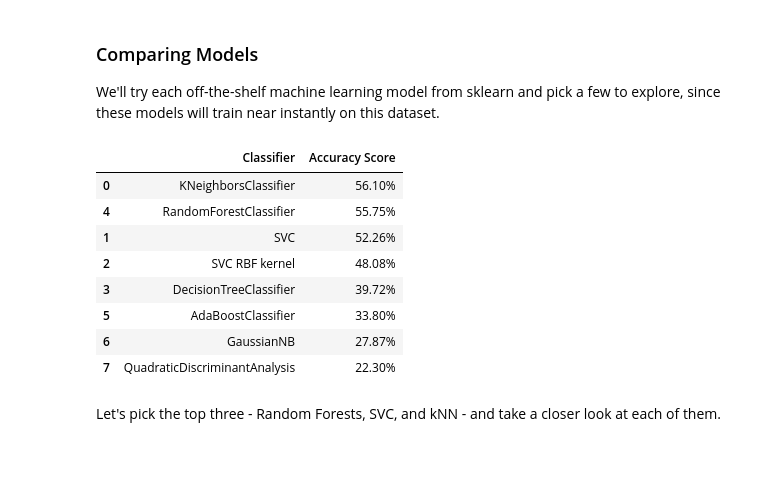
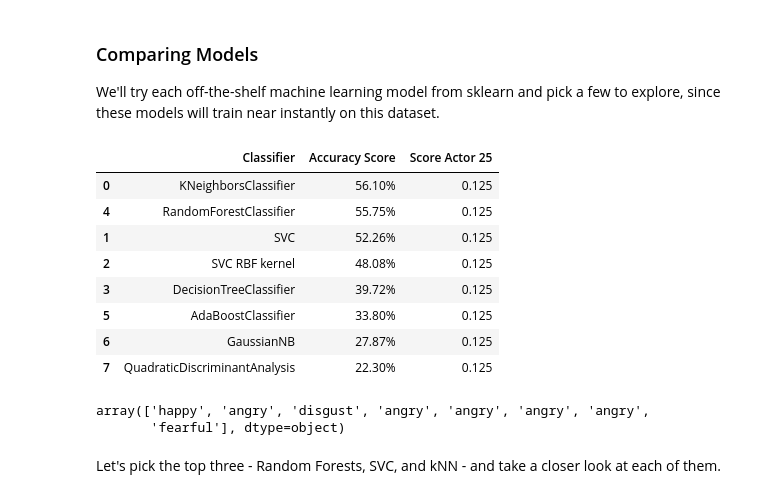
Before and after one commit to Vixlump/Week3-ClassicML, a Jupyter notebook: Week_3_MachineLearning.ipynb, the cells around one changed output. Saved outputs shown, nothing was run; the diff lists cells and outputs as text; code cells hidden in the pictures; blank space fills up the shorter version.

```diff
--- a/Week_3_MachineLearning.ipynb
+++ b/Week_3_MachineLearning.ipynb
@@ -450,47 +492,93 @@ X_train_minmax, X_test_minmax, _, _ = train_test_split(
     test_size=0.2,
     random_state=42
 )
+# %%
+############# Unscaled test/train set #############
+X_train_25, X_test_25, y_train_25, y_test_25 =train_test_split(
+    features_25,
+    emotions_25,
+    test_size=0.2,
+    random_state=42
+)
+
+############ Standard Scaled test/train set ###########
+# The labels/classes (y_train, y_test) never change, keep old values
+X_train_scaled_25, X_test_scaled_25, _, _ = train_test_split(
+    features_25_scaled,
+    emotions_25,
+    test_size=0.2,
+    random_state=42
+)
+
+############# MinMax Scaled test/train set ###############
+# The labels/classes (y_train, y_test) never change, keep old values
+X_train_minmax_25, X_test_minmax_25, _, _ = train_test_split(
+    features_25_scaled,
+    emotions_25,
+    test_size=0.2,
+    random_state=42
+)
+X_test_scaled_25 = features_25_scaled;
+y_test_25 = emotions_25;
 # %% [markdown]
 ### Comparing Models
 We'll try each off-the-shelf machine learning model from sklearn and pick a few to explore, since these models will train near instantly on this dataset.
 # %%
 from sklearn.neighbors import KNeighborsClassifier
 from sklearn.svm import SVC
 from sklearn.tree import DecisionTreeClassifier
 from sklearn.ensemble import RandomForestClassifier, AdaBoostClassifier
 from sklearn.naive_bayes import GaussianNB
 from sklearn.discriminant_analysis import QuadraticDiscriminantAnalysis
 
 classification_models = [
     KNeighborsClassifier(),#(3),
     SVC(kernel='linear'),#, C=0.025),
     SVC(kernel='rbf'),
     DecisionTreeClassifier(),#max_depth=5),
     RandomForestClassifier(),#max_depth=5, n_estimators=10, max_features=1),
     AdaBoostClassifier(),
     GaussianNB(),
     QuadraticDiscriminantAnalysis()]
 
 scores = []
+scores2 = []
 for model in classification_models:
     model.fit(X_train_scaled, y_train)
     score = model.score(X_test_scaled, y_test)
+    score2 = model.score(X_test_scaled_25, y_test_25)
     model_name = type(model).__name__
     if model_name=='SVC' and model.kernel=='rbf': model_name+=' RBF kernel'
     scores.append((model_name,(f'{100*score:.2f}%')))
+    scores2.append((model_name,(f'{100*score2:.2f}%')))
+
+
 # Make it pretty
-scores_df = pd.DataFrame(scores,columns=['Classifier','Accuracy Score'])
+#scores_df = pd.DataFrame(scores,columns=['Classifier','Accuracy Score'])
+#scores_df.sort_values(by='Accuracy Score',axis=0,ascending=False)
+scores_df = pd.DataFrame(scores, columns=['Classifier', 'Accuracy Score'])
+
+#the new column with the score2 value
+scores_df['Score Actor 25'] = score2
+
+#reorder the columns explicitly
+scores_df = scores_df[['Classifier', 'Accuracy Score', 'Score Actor 25']]
 scores_df.sort_values(by='Accuracy Score',axis=0,ascending=False)
 # %% [output]
-|  | Classifier | Accuracy Score |
-| 0 | KNeighborsClassifier | 56.10% |
-| 4 | RandomForestClassifier | 55.75% |
-| 1 | SVC | 52.26% |
-| 2 | SVC RBF kernel | 48.08% |
-| 3 | DecisionTreeClassifier | 39.72% |
-| 5 | AdaBoostClassifier | 33.80% |
-| 6 | GaussianNB | 27.87% |
-| 7 | QuadraticDiscriminantAnalysis | 22.30% |
+|  | Classifier | Accuracy Score | Score Actor 25 |
+| 0 | KNeighborsClassifier | 56.10% | 0.125 |
+| 4 | RandomForestClassifier | 55.75% | 0.125 |
+| 1 | SVC | 52.26% | 0.125 |
+| 2 | SVC RBF kernel | 48.08% | 0.125 |
+| 3 | DecisionTreeClassifier | 39.72% | 0.125 |
+| 5 | AdaBoostClassifier | 33.80% | 0.125 |
+| 6 | GaussianNB | 27.87% | 0.125 |
+| 7 | QuadraticDiscriminantAnalysis | 22.30% | 0.125 |
+# %%
+model.predict(X_test_scaled_25)
+# %% [output]
+array(['happy', 'angry', 'disgust', 'angry', 'angry', 'angry', 'angry',
+       'fearful'], dtype=object)
 # %% [markdown]
 Let's pick the top three - Random Forests, SVC, and kNN - and take a closer look at each of them.
 # %% [markdown]
```
Also changed, not shown: parts of 5 cells of this notebook.
